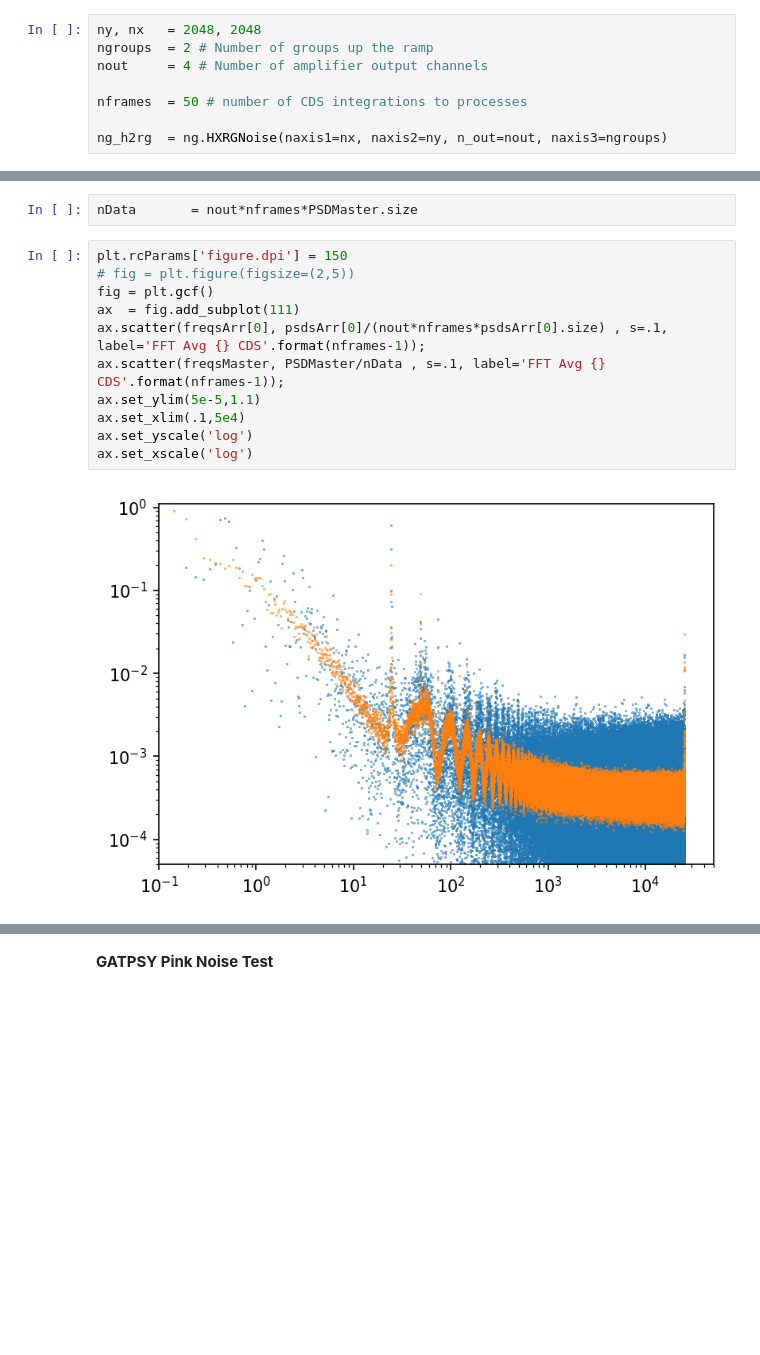
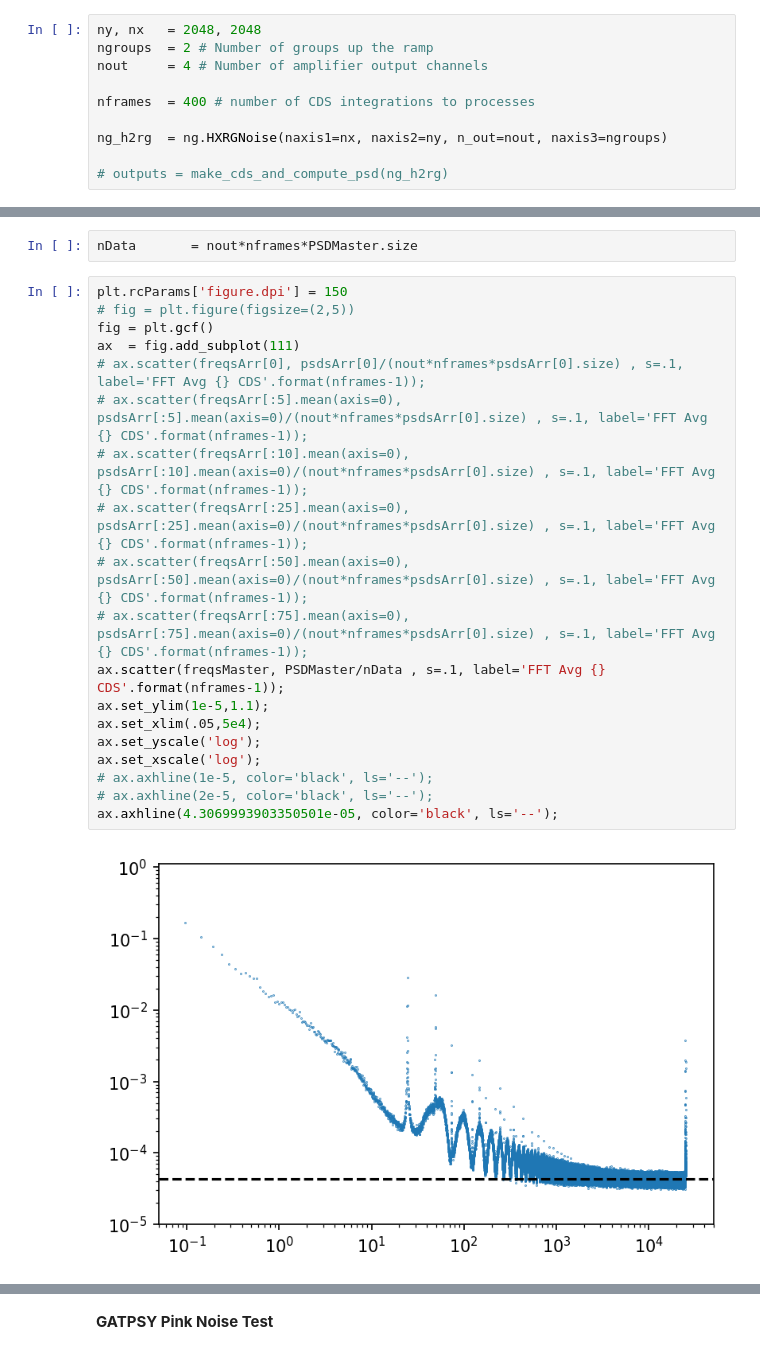
Before and after one commit to exowanderer/SpitzerPinkNoise, a Jupyter notebook: Pink Noise PSD Detector.ipynb, the cells around one changed output, grey strips where cells are left out. Saved outputs shown, nothing was run; the diff lists cells and outputs as text; blank space fills up the shorter version.

Commit message:
Updated Figure in PSD Notebook

```diff
--- a/Pink Noise PSD Detector.ipynb
+++ b/Pink Noise PSD Detector.ipynb
@@ -104,6 +104,8 @@ ny, nx   = 2048, 2048
 ngroups  = 2 # Number of groups up the ramp
 nout     = 4 # Number of amplifier output channels
 
-nframes  = 50 # number of CDS integrations to processes
+nframes  = 400 # number of CDS integrations to processes
 
 ng_h2rg  = ng.HXRGNoise(naxis1=nx, naxis2=ny, n_out=nout, naxis3=ngroups)
+
+# outputs = make_cds_and_compute_psd(ng_h2rg)
@@ -139,13 +139,21 @@ nData       = nout*nframes*PSDMaster.size
 # %%
 plt.rcParams['figure.dpi'] = 150
 # fig = plt.figure(figsize=(2,5))
 fig = plt.gcf()
 ax  = fig.add_subplot(111)
-ax.scatter(freqsArr[0], psdsArr[0]/(nout*nframes*psdsArr[0].size) , s=.1, label='FFT Avg {} CDS'.format(nframes-1));
+# ax.scatter(freqsArr[0], psdsArr[0]/(nout*nframes*psdsArr[0].size) , s=.1, label='FFT Avg {} CDS'.format(nframes-1));
+# ax.scatter(freqsArr[:5].mean(axis=0), psdsArr[:5].mean(axis=0)/(nout*nframes*psdsArr[0].size) , s=.1, label='FFT Avg {} CDS'.format(nframes-1));
+# ax.scatter(freqsArr[:10].mean(axis=0), psdsArr[:10].mean(axis=0)/(nout*nframes*psdsArr[0].size) , s=.1, label='FFT Avg {} CDS'.format(nframes-1));
+# ax.scatter(freqsArr[:25].mean(axis=0), psdsArr[:25].mean(axis=0)/(nout*nframes*psdsArr[0].size) , s=.1, label='FFT Avg {} CDS'.format(nframes-1));
+# ax.scatter(freqsArr[:50].mean(axis=0), psdsArr[:50].mean(axis=0)/(nout*nframes*psdsArr[0].size) , s=.1, label='FFT Avg {} CDS'.format(nframes-1));
+# ax.scatter(freqsArr[:75].mean(axis=0), psdsArr[:75].mean(axis=0)/(nout*nframes*psdsArr[0].size) , s=.1, label='FFT Avg {} CDS'.format(nframes-1));
 ax.scatter(freqsMaster, PSDMaster/nData , s=.1, label='FFT Avg {} CDS'.format(nframes-1));
-ax.set_ylim(5e-5,1.1)
-ax.set_xlim(.1,5e4)
-ax.set_yscale('log')
-ax.set_xscale('log')
+ax.set_ylim(1e-5,1.1);
+ax.set_xlim(.05,5e4);
+ax.set_yscale('log');
+ax.set_xscale('log');
+# ax.axhline(1e-5, color='black', ls='--');
+# ax.axhline(2e-5, color='black', ls='--');
+ax.axhline(4.3069993903350501e-05, color='black', ls='--');
 # %% [output]
-[figure, old version]
+[figure, new version]
```
Also changed, not shown: parts of 8 cells of this notebook, 1 other file.
